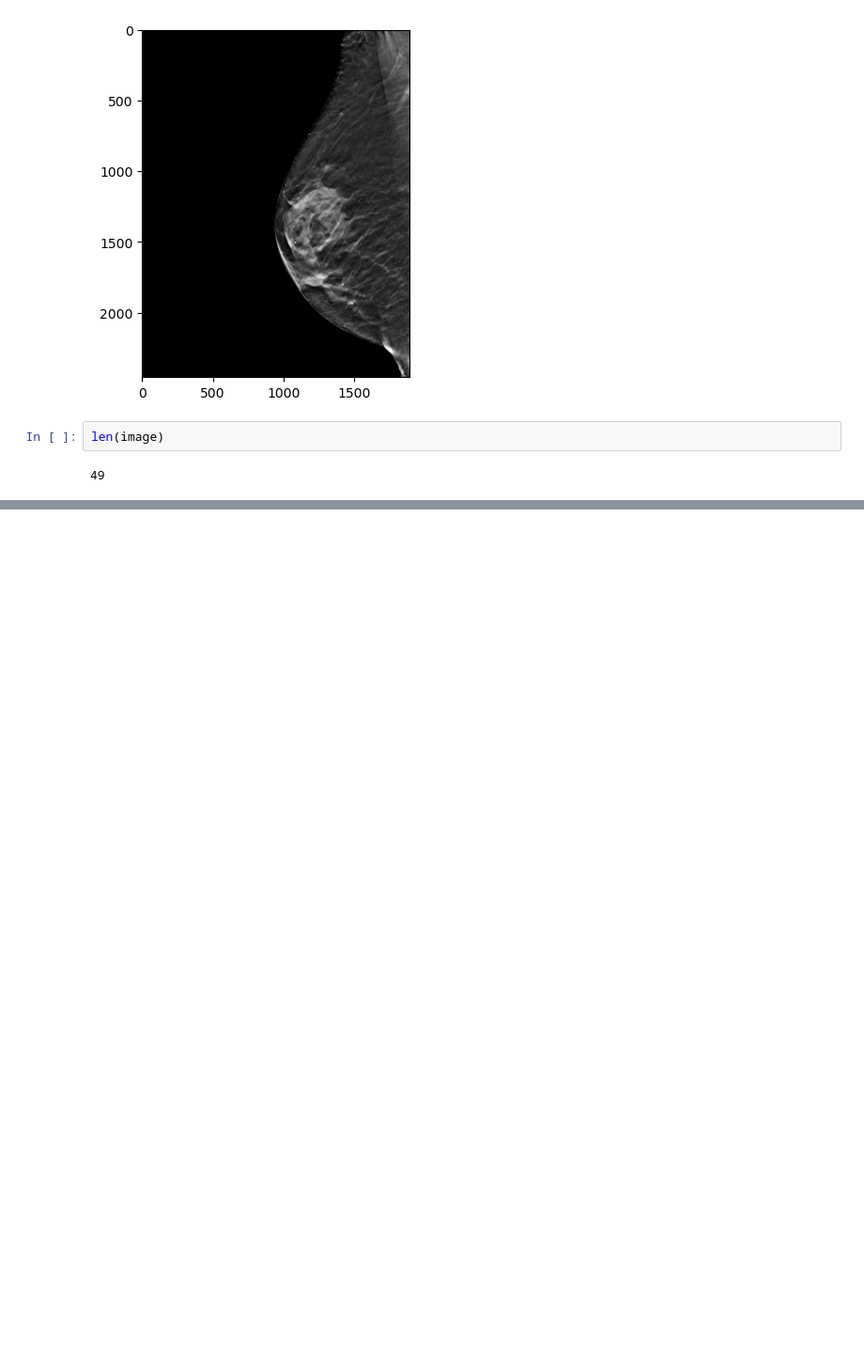
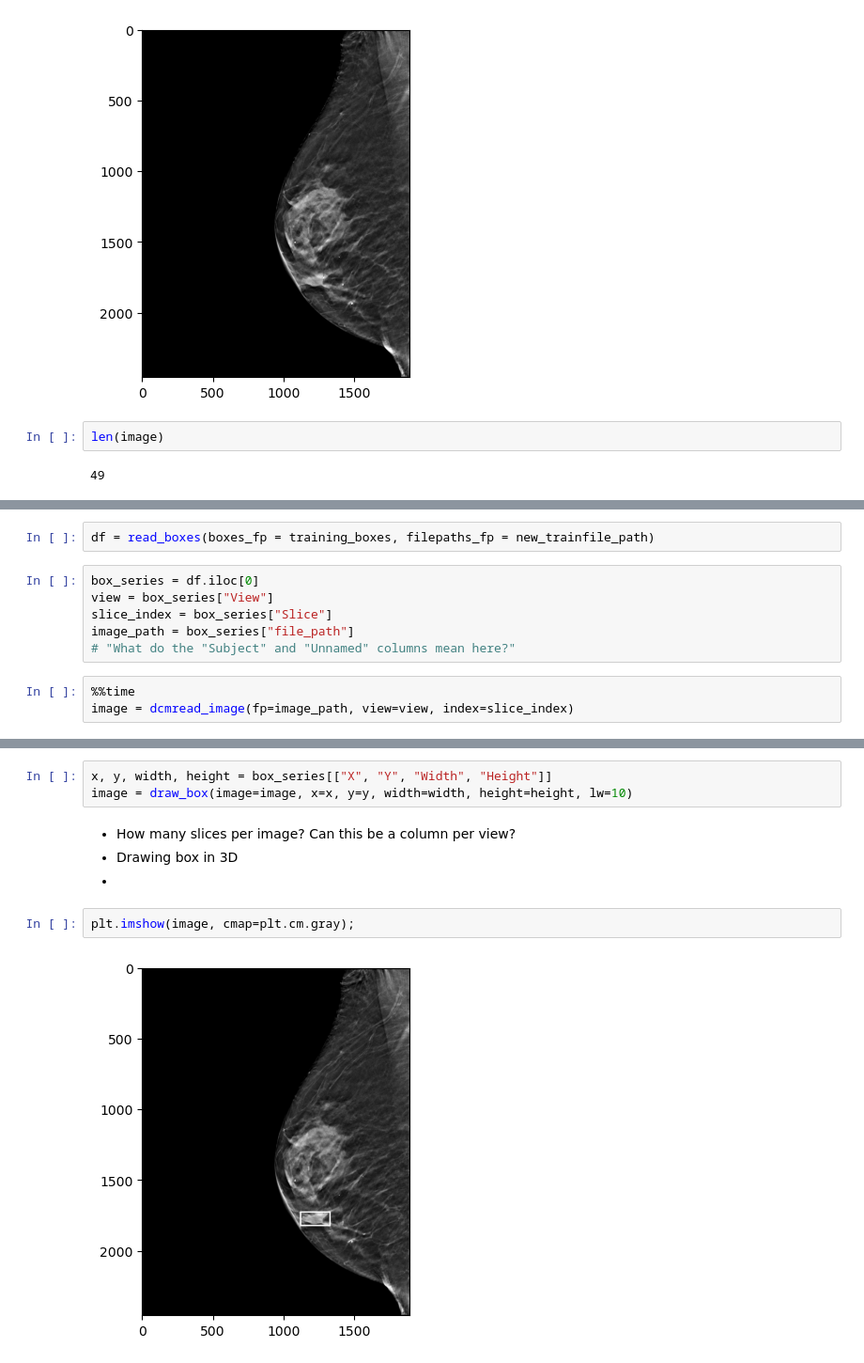
Before and after one commit to olopade-lab/duke-dbt-data_forked, a Jupyter notebook: dcmread_image.ipynb, the cells around one changed output, grey strips where cells are left out. Shown: that part at 94% size. Drawn from its saved outputs; the diff is of its cells as text; blank space fills up the shorter version.

Commit message:
modified dcmread_image notebook to include demo on drawing bounding box

```diff
--- a/dcmread_image.ipynb
+++ b/dcmread_image.ipynb
@@ -87,0 +106,11 @@ len(image)
+# %%
+df = read_boxes(boxes_fp = training_boxes, filepaths_fp = new_trainfile_path)
+# %%
+box_series = df.iloc[0]
+view = box_series["View"]
+slice_index = box_series["Slice"]
+image_path = box_series["file_path"]
+# "What do the "Subject" and "Unnamed" columns mean here?"
+# %%
+%%time
+image = dcmread_image(fp=image_path, view=view, index=slice_index)
@@ -87,0 +120,11 @@ len(image)
+# %%
+x, y, width, height = box_series[["X", "Y", "Width", "Height"]]
+image = draw_box(image=image, x=x, y=y, width=width, height=height, lw=10)
+# %% [markdown]
+* How many slices per image? Can this be a column per view?
+* Drawing box in 3D
+*
+# %%
+plt.imshow(image, cmap=plt.cm.gray);
+# %% [output]
+[figure, added]
```
Also changed, not shown: parts of 5 cells of this notebook.
